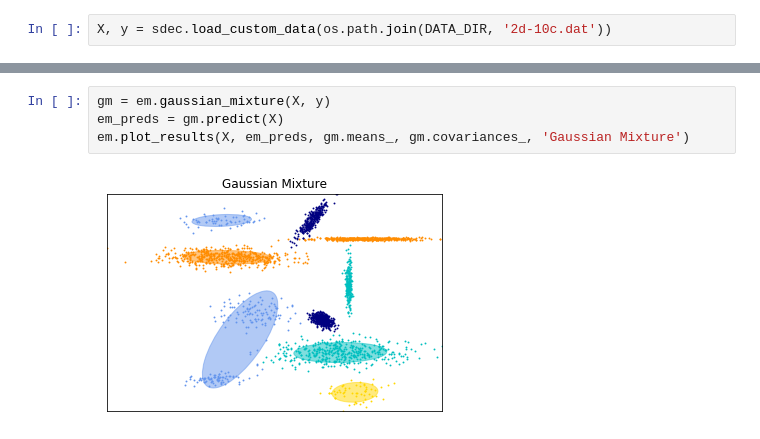
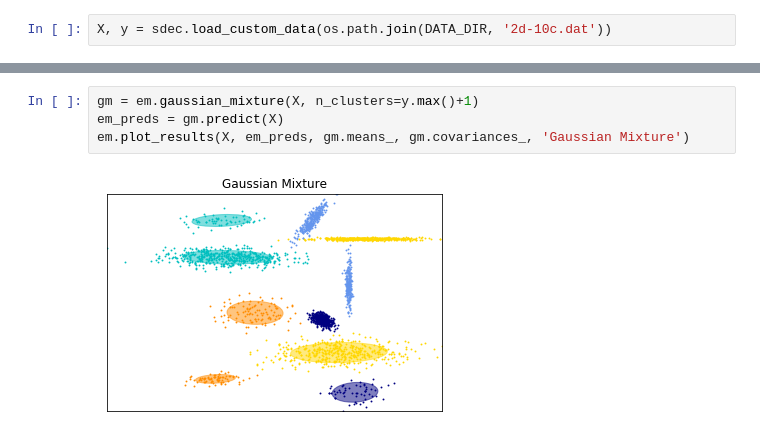
Before and after one commit to snistor1/BDA-DEC, a Jupyter notebook: Comparative analysis.ipynb, the cells around one changed output, grey strips where cells are left out. Drawn from its saved outputs; the diff is of its cells as text.

```diff
--- a/Comparative analysis.ipynb
+++ b/Comparative analysis.ipynb
@@ -43,9 +26,9 @@ ARI: 0.5860495299909788
 # %%
-gm = em.gaussian_mixture(X, y)
+gm = em.gaussian_mixture(X, n_clusters=y.max()+1)
 em_preds = gm.predict(X)
 em.plot_results(X, em_preds, gm.means_, gm.covariances_, 'Gaussian Mixture')
 # %% [output]
-[figure, old version]
+[figure, new version]
 # %%
 for alg, predictions in [('EM', em_preds), ('DEC', sdec_preds)]:
     print(f"Homogeneity score - {alg}:", metrics.homogeneity_score(y, predictions))
```
Also changed, not shown: parts of 3 cells of this notebook, 1 other file.
